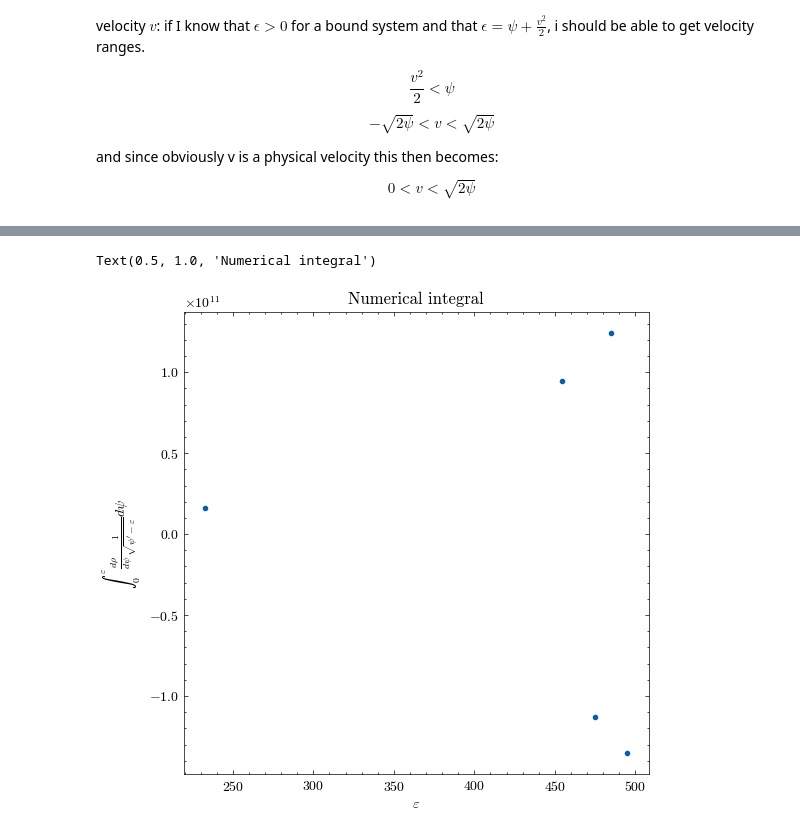
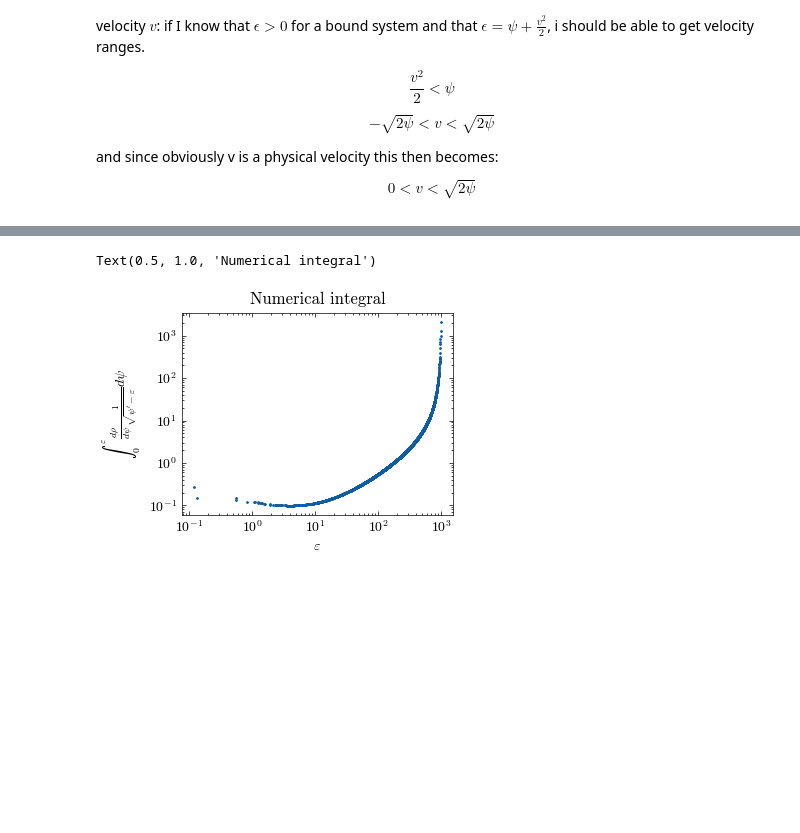
Before and after one commit to lisam10/stellar_systems_dynamics2024, a Jupyter notebook: final exercise/Hernquist.ipynb, the cells around one changed output, grey strips where cells are left out. Cells and saved outputs as stored; diff of their text form; code cells hidden in the pictures; blank space fills up the shorter version.

```diff
--- a/final exercise/Hernquist.ipynb
+++ b/final exercise/Hernquist.ipynb
@@ -51,6 +51,7 @@ def radius_from_P (P):
 P_R = np.random.uniform(0, 1, n)
 radius = radius_from_P (P_R)
 radius_s = np.sort(radius)
+r_inverse = radius_s[::-1] #we will need the arr that goes from rmax to rmin later
 
 P_theta = np.random.uniform(0, 1, n)
 theta = np.arccos(1 - 2*P_theta)
@@ -110,11 +111,10 @@ def compute_pot(R):
 def compute_rho(R):
     return M / (2* np.pi) * a/R * 1/(R+a)**3
 # %%
-r_maxmin = radius_s[::-1]
-potential = - compute_pot (r_maxmin)
+potential = - compute_pot (r_inverse)
 #we have the potential of each particle, which also corresponds to their eps_max
 
-plt.plot(r_maxmin, potential)
+plt.plot(r_inverse, potential)
 plt.title("Relative potential $\psi$")
 plt.ylabel("$\psi$")
 plt.xlabel("radius")
@@ -160,16 +155,0 @@ print( M / eps[99] - a)
-# %%
-max_pot = - compute_pot(0)
-eps_min = - compute_pot(radius_s[n-1])
-eps = np.linspace(eps_min, max_pot, 100)
-integral = np.empty(100)
-
-for i in range(80):
-    r_max_int = M / eps[i] - a
-    r_int = np.linspace(radius_s[0], r_max_int, 100)
-    print(r_int)
-    pot_int = - compute_pot(r_int)
-    rho_int = compute_rho(r_int)
-
-    drho_dpsi = np.gradient(rho_int) / np.gradient(pot_int)
-
-    integral[i] = np.sum(drho_dpsi * (1 / (pot_int - eps[i])))
@@ -194,3 +187,18 @@ for i in range(80):
+# %%
+eps = potential
+integral = np.zeros(n)
+n_points = 100
+alpha = 0.9999999999999 #or else we are dividing by zero in the integral
+for i in range(n-2):
+    r = np.linspace(r_inverse[i+1], r_inverse[n-1], n_points)
+    psi = - compute_pot(r)
+    rho = compute_rho(r)
+    drho_dpsi = np.gradient(rho) / np.gradient(psi)
+    for j in range(n_points):
+        if psi[j] - eps[i] == 0: print("errore integrale", i, j)
+        if np.gradient(psi)[j] == 0: print("errore gradiente", i, psi[j])
+
+    integral[i] = np.sum (drho_dpsi *( 1/np.sqrt(psi - alpha * eps[i])))
 # %%
 print(integral)
 # %% [output]
@@ -214,13 +207,12 @@ print(integral)
 # %%
-fig = plt.figure(figsize=(6,6))
+fig = plt.figure()
 
-plt.plot(eps[0:79],integral[0:79], ".")
-#plt.scatter(eps_integral,integral)
-#plt.loglog()
+plt.scatter(eps[0:n-2],integral[0:n-2], s = 1)
+plt.loglog()
 plt.xlabel(r'$\varepsilon$')
 plt.ylabel(r"$\int_0^{\varepsilon} \frac{d\rho}{d\psi}\frac{1}{\sqrt{\psi'-\varepsilon}} d\psi$")
 
 plt.title('Numerical integral')
 # %% [output]
 Text(0.5, 1.0, 'Numerical integral')
-[figure, old version]
+[figure, new version]
```
Also changed, not shown: parts of 11 cells of this notebook.
